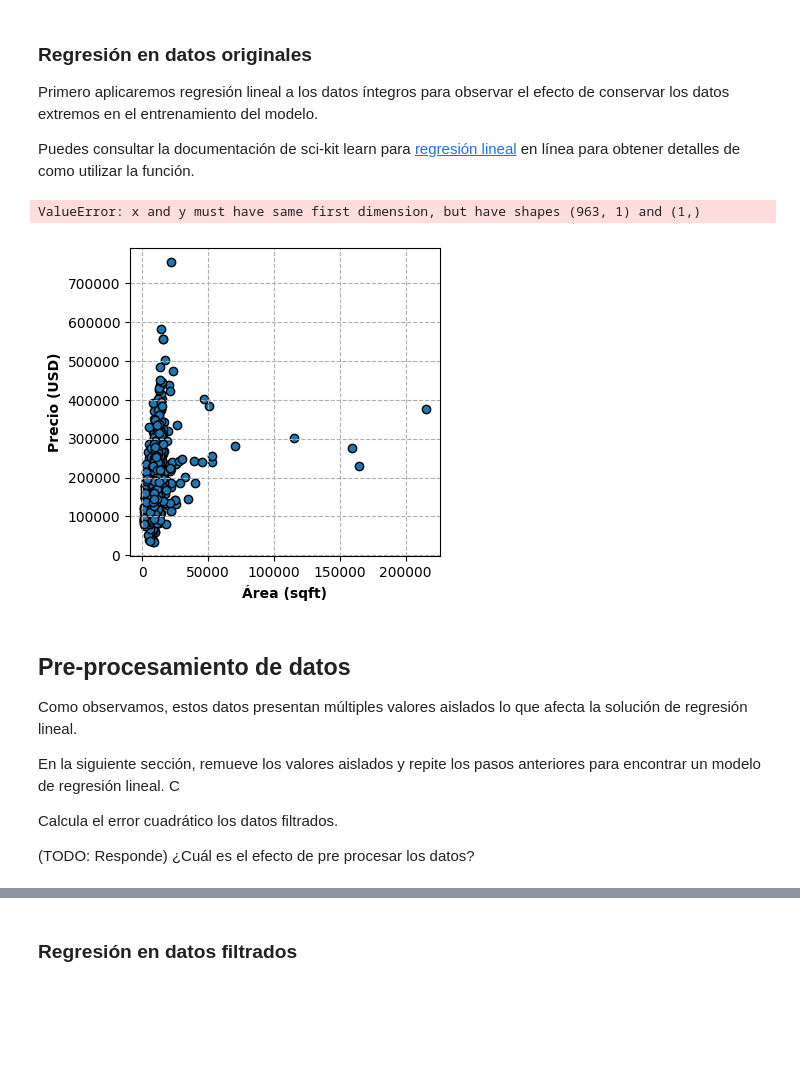
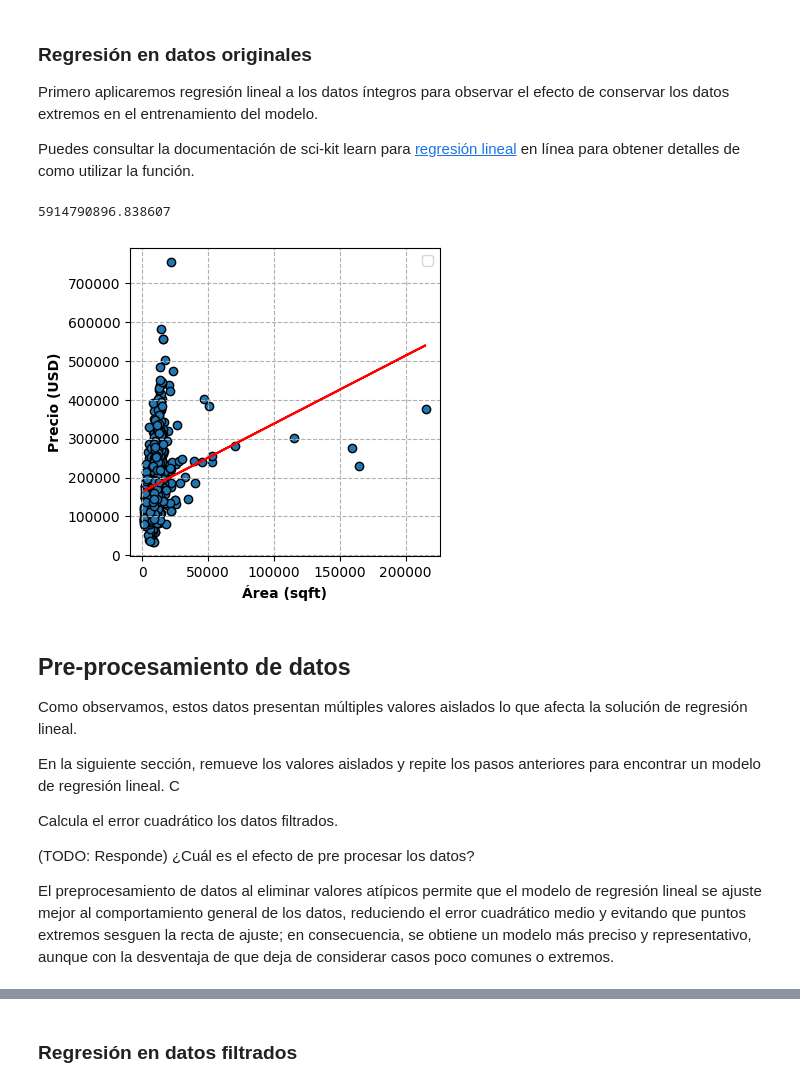
Before and after one commit to marflowersmar/ML25_MD_2025, a Jupyter notebook: src/ml25/E03_linear_reg/linear_regression.ipynb, the cells around one changed output, grey strips where cells are left out. Cells and saved outputs as stored; diff of their text form; code cells hidden in the pictures; blank space fills up the shorter version.

```diff
--- a/src/ml25/E03_linear_reg/linear_regression.ipynb
+++ b/src/ml25/E03_linear_reg/linear_regression.ipynb
@@ -196,24 +196,27 @@ Primero aplicaremos regresión lineal a los datos íntegros para observar el efe
 Puedes consultar la documentación de sci-kit learn para  [regresión lineal](https://scikit-learn.org/stable/modules/generated/sklearn.linear_model.LinearRegression.html) en línea para obtener detalles de como utilizar la función.
 # %%
 from sklearn.linear_model import LinearRegression
+from sklearn.metrics import mean_squared_error
+
 X = X.reshape(-1, 1)
 
 # TODO: Usas la funcion integrada de scikit learn para encontrar un modelo de regresión lineal que se ajuste a los datos de entrenamiento y obtén las predicciones
-preds = ...
+model = LinearRegression().fit(X, y)
+preds = model.predict(X)
 
 # Graficamos los datos originales
 fig, ax = plot_data(X, y)
 # TODO: Grafica la linea resultante sobre los datos originales
 ax.plot(X, preds, 'r')
 
 plt.legend()
 
 # TODO: calcula el error cuadrado promedio
-mean_error = ...
+mean_error = mean_squared_error(y, preds)
 print(mean_error)
 # %% [output]
-ValueError: x and y must have same first dimension, but have shapes (963, 1) and (1,)
+5914790896.838607
-[figure, old version]
+[figure, new version]
 # %% [markdown]
 ## Pre-procesamiento de datos
 Como observamos, estos datos presentan múltiples valores aislados lo que afecta la solución de regresión lineal.
@@ -223,5 +226,7 @@ En la siguiente sección, remueve los valores aislados y repite los pasos anteri
 Calcula el error cuadrático los datos filtrados.
 
 (TODO: Responde) ¿Cuál es el efecto de pre procesar los datos?
+
+El preprocesamiento de datos al eliminar valores atípicos permite que el modelo de regresión lineal se ajuste mejor al comportamiento general de los datos, reduciendo el error cuadrático medio y evitando que puntos extremos sesguen la recta de ajuste; en consecuencia, se obtiene un modelo más preciso y representativo, aunque con la desventaja de que deja de considerar casos poco comunes o extremos.
 # %%
 # TODO: Remueve los outliers seleccionando un valor que consideres apropiado (filtra los valores de LotArea <= 70000 y SalePrice <= 700000) hasta que los datos se encuentren densamente concentrados en una región
```
Also changed, not shown: parts of 4 cells of this notebook.
